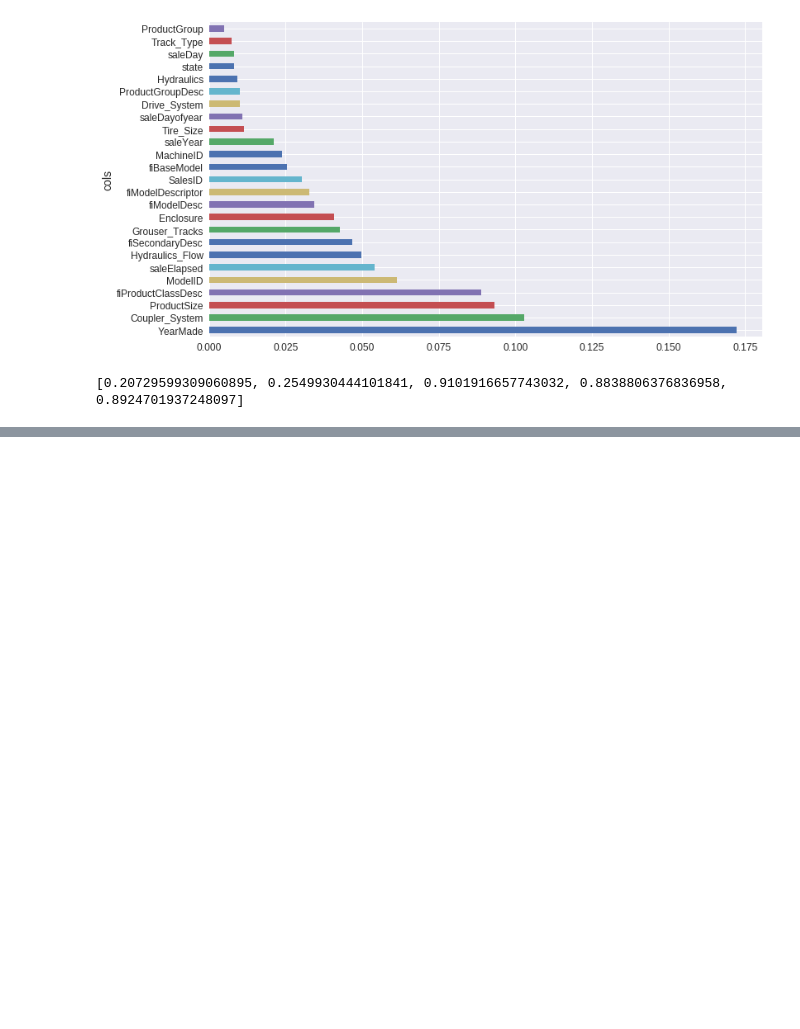
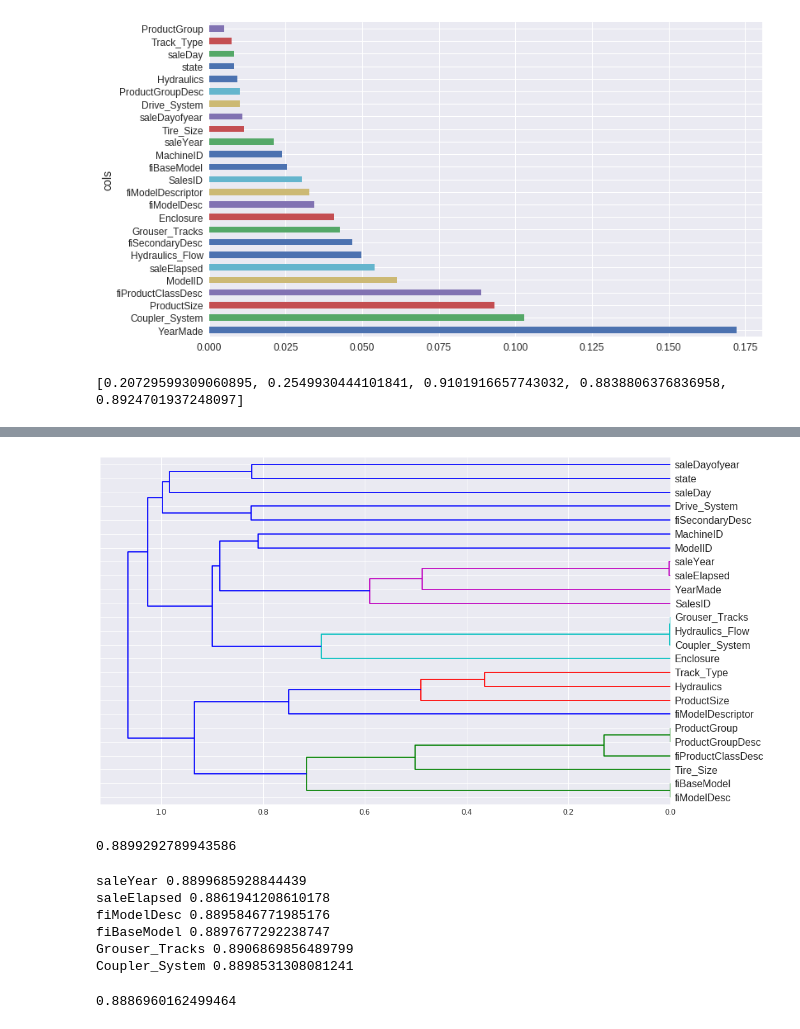
Before and after one commit to ssttv/ml-resources, a Jupyter notebook: fastai_rf_interpretation.ipynb, the cells around one changed output, grey strips where cells are left out. Cells and saved outputs as stored; diff of their text form; code cells hidden in the pictures; blank space fills up the shorter version.

```diff
--- a/fastai_rf_interpretation.ipynb
+++ b/fastai_rf_interpretation.ipynb
@@ -244,0 +252,9 @@ print_score(m)
+# %%
+corr = np.round(scipy.stats.spearmanr(df_keep).correlation, 4)
+corr_condensed = hc.distance.squareform(1-corr)
+z = hc.linkage(corr_condensed, method='average')
+fig = plt.figure(figsize=(16,10))
+dendrogram = hc.dendrogram(z, labels=df_keep.columns, orientation='left', leaf_font_size=16)
+plt.show()
+# %% [output]
+[figure, added]
@@ -244,0 +267,20 @@ print_score(m)
+# %%
+get_oob(df_keep)
+# %% [output]
+0.8899292789943586
+# %%
+
+for c in ('saleYear', 'saleElapsed', 'fiModelDesc', 'fiBaseModel', 'Grouser_Tracks', 'Coupler_System'):
+    print(c, get_oob(df_keep.drop(c, axis=1)))
+# %% [output]
+saleYear 0.8899685928844439
+saleElapsed 0.8861941208610178
+fiModelDesc 0.8895846771985176
+fiBaseModel 0.8897677292238747
+Grouser_Tracks 0.8906869856489799
+Coupler_System 0.8898531308081241
+# %%
+to_drop = ['saleYear', 'fiBaseModel', 'Grouser_Tracks']
+get_oob(df_keep.drop(to_drop, axis=1))
+# %% [output]
+0.8886960162499464
```
Also changed, not shown: parts of 8 cells of this notebook.
